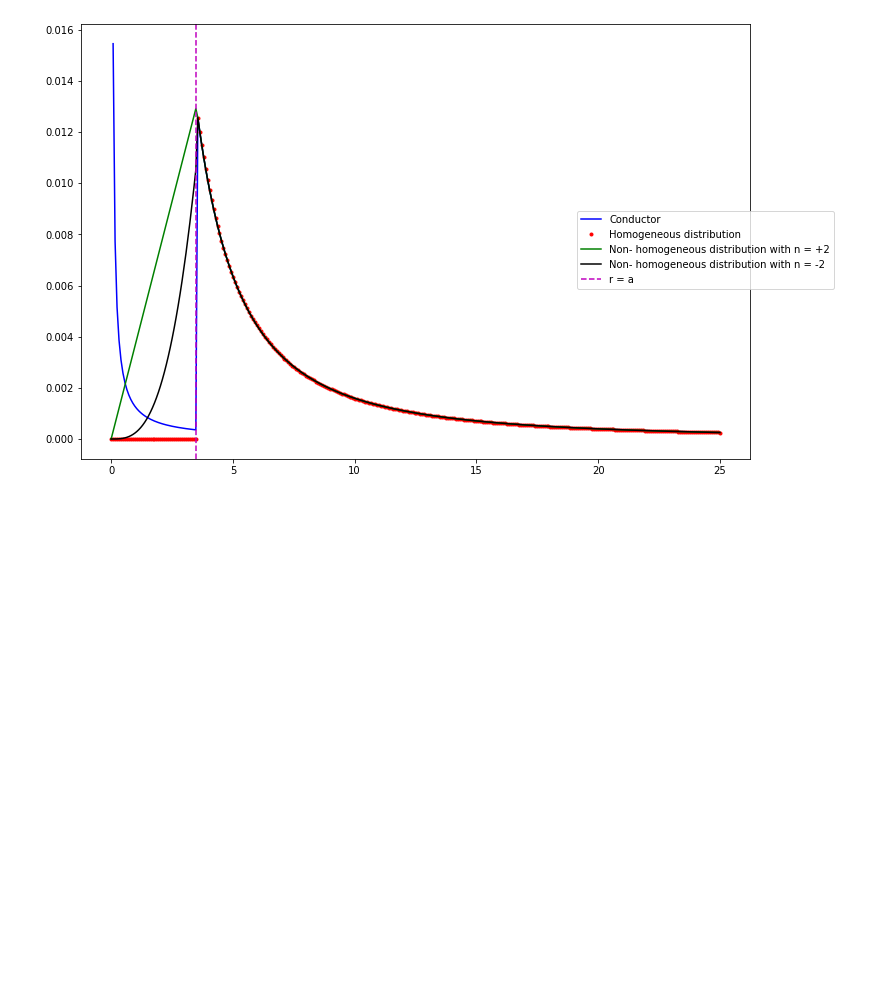
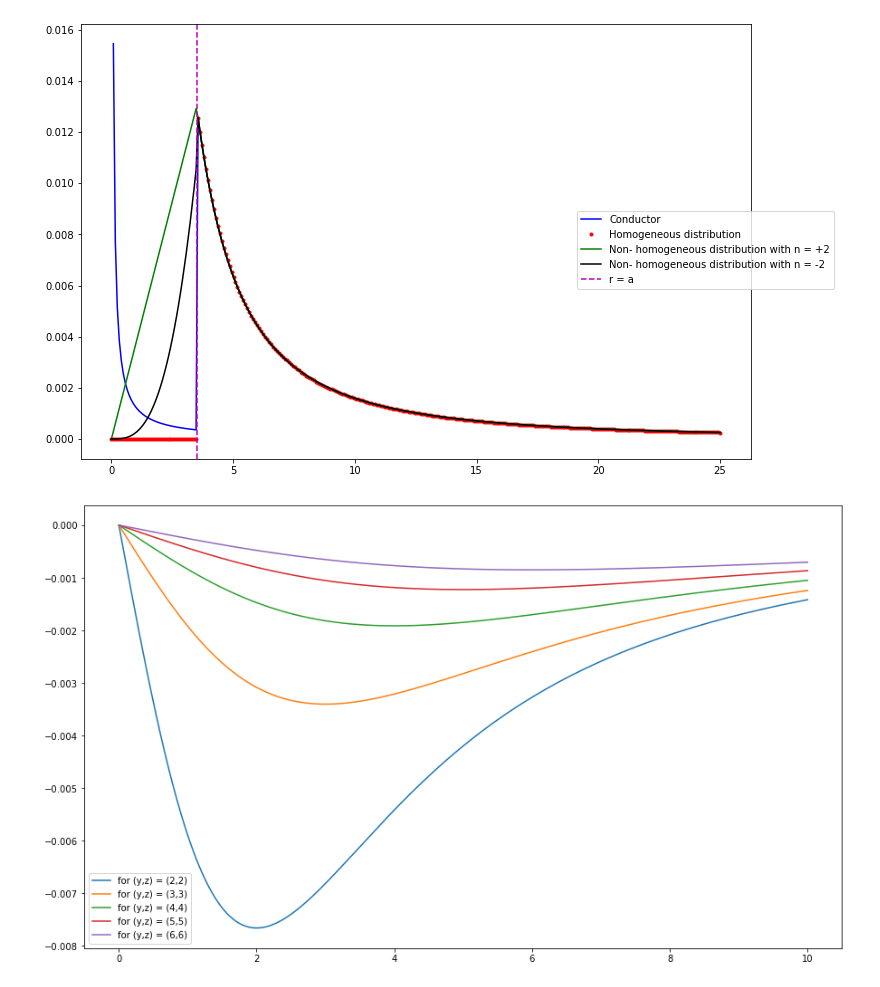
Before and after one commit to theoneineed/dragged-progress, a Jupyter notebook: src/EnM graph.ipynb, the cells around one changed output. Saved outputs shown, nothing was run; the diff lists cells and outputs as text; code cells hidden in the pictures; blank space fills up the shorter version.

Commit message:
enm graphs update and nlp files from oct

```diff
--- a/src/EnM graph.ipynb
+++ b/src/EnM graph.ipynb
@@ -62,3 +62,24 @@ plt.show()
 #fig.legend((EA, EB, ECpos2, ECneg2 ), ('Conductor', 'Homogeneous distribution', 'Non- homogeneous distribution with n = +2', 'Non- homogeneous distribution with n = -2'), 'upper left')
 # %% [output]
 [figure]
+# %%
+r1 = np.linspace(0.001,25,500)
+def chrgden(r1, y, z):
+    import numpy as np
+    a = [None] * len(r1)
+    for idx,d in enumerate(r1):
+        a[idx] = (-1/(2* np.pi * (d ** 2)))*(1+(y**2)/(d**2) + (z**2)/(d**2)) ** (-3/2)
+    return a
+#sigma = chrgden(r1)
+# %%
+
+fig,ax = plt.subplots(1)
+for z,y in enumerate(range(2,7)):
+    r1 = np.linspace(0.001,10,500)
+    sigma = chrgden(r1, y, y)
+    pname = 'for (y,z) = ('+ str(y)+','+str(y)+')'
+    ax.plot(r1,sigma, label = pname)
+plt.legend()
+fig.set_size_inches(15, 9)
+# %% [output]
+[figure, added]
```
Also changed, not shown: parts of 7 cells of this notebook, 17 other files.
